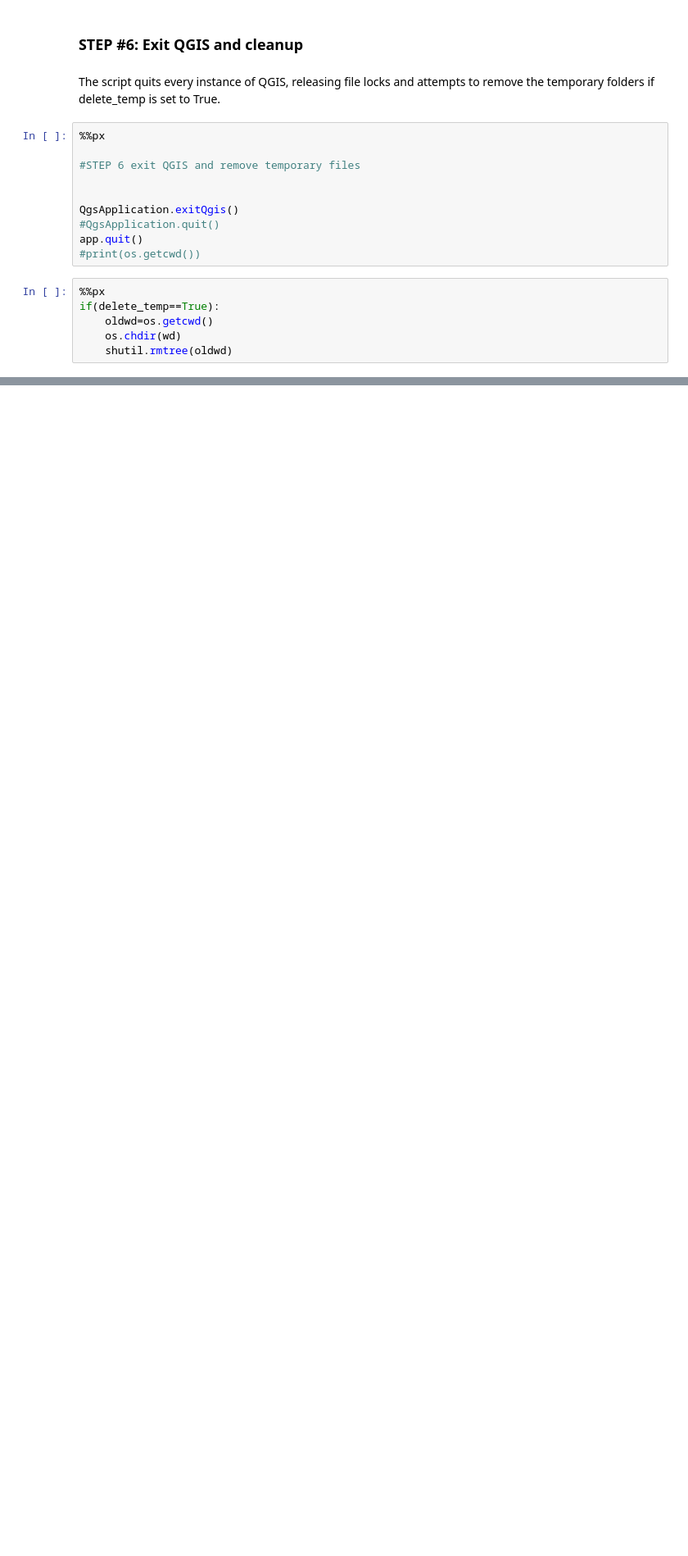
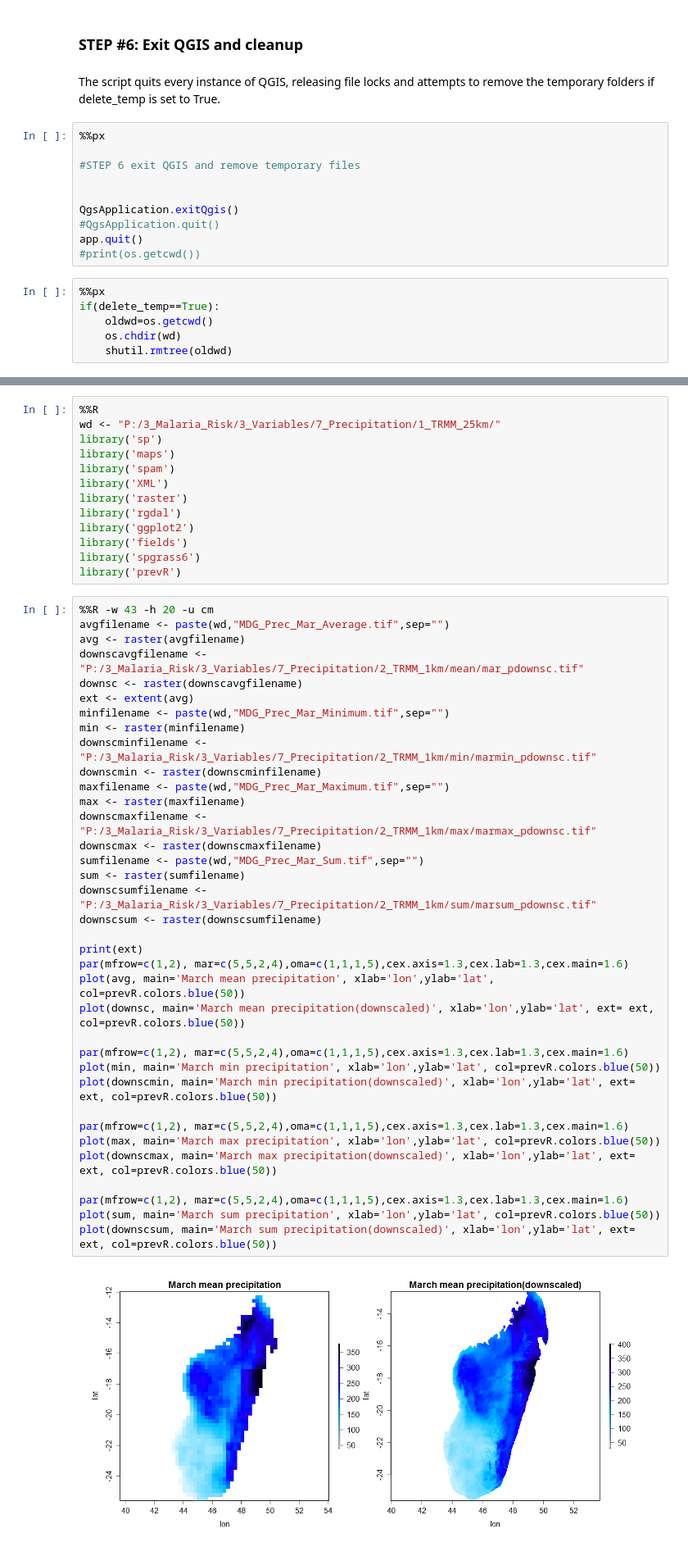
Before and after one commit to jwagemann/MalariaRisk, a Jupyter notebook: 7_Precipitation_Parallel.ipynb, the cells around one changed output, grey strips where cells are left out. Shown at 82% size. Saved outputs shown, nothing was run; the diff lists cells and outputs as text; blank space fills up the shorter version.

Commit message:
added plots

```diff
--- a/7_Precipitation_Parallel.ipynb
+++ b/7_Precipitation_Parallel.ipynb
@@ -233,0 +236,51 @@ if(delete_temp==True):
+# %%
+%%R
+wd <- "P:/3_Malaria_Risk/3_Variables/7_Precipitation/1_TRMM_25km/"
+library('sp')
+library('maps')
+library('spam')
+library('XML')
+library('raster')
+library('rgdal')
+library('ggplot2')
+library('fields')
+library('spgrass6')
+library('prevR')
+# %%
+%%R -w 43 -h 20 -u cm
+avgfilename <- paste(wd,"MDG_Prec_Mar_Average.tif",sep="")
+avg <- raster(avgfilename)
+downscavgfilename <- "P:/3_Malaria_Risk/3_Variables/7_Precipitation/2_TRMM_1km/mean/mar_pdownsc.tif"
+downsc <- raster(downscavgfilename)
+ext <- extent(avg)
+minfilename <- paste(wd,"MDG_Prec_Mar_Minimum.tif",sep="")
+min <- raster(minfilename)
+downscminfilename <- "P:/3_Malaria_Risk/3_Variables/7_Precipitation/2_TRMM_1km/min/marmin_pdownsc.tif"
+downscmin <- raster(downscminfilename)
+maxfilename <- paste(wd,"MDG_Prec_Mar_Maximum.tif",sep="")
+max <- raster(maxfilename)
+downscmaxfilename <- "P:/3_Malaria_Risk/3_Variables/7_Precipitation/2_TRMM_1km/max/marmax_pdownsc.tif"
+downscmax <- raster(downscmaxfilename)
+sumfilename <- paste(wd,"MDG_Prec_Mar_Sum.tif",sep="")
+sum <- raster(sumfilename)
+downscsumfilename <- "P:/3_Malaria_Risk/3_Variables/7_Precipitation/2_TRMM_1km/sum/marsum_pdownsc.tif"
+downscsum <- raster(downscsumfilename)
+
+print(ext)
+par(mfrow=c(1,2), mar=c(5,5,2,4),oma=c(1,1,1,5),cex.axis=1.3,cex.lab=1.3,cex.main=1.6)
+plot(avg, main='March mean precipitation', xlab='lon',ylab='lat', col=prevR.colors.blue(50))
+plot(downsc, main='March mean precipitation(downscaled)', xlab='lon',ylab='lat', ext= ext, col=prevR.colors.blue(50))
+
+par(mfrow=c(1,2), mar=c(5,5,2,4),oma=c(1,1,1,5),cex.axis=1.3,cex.lab=1.3,cex.main=1.6)
+plot(min, main='March min precipitation', xlab='lon',ylab='lat', col=prevR.colors.blue(50))
+plot(downscmin, main='March min precipitation(downscaled)', xlab='lon',ylab='lat', ext= ext, col=prevR.colors.blue(50))
+
+par(mfrow=c(1,2), mar=c(5,5,2,4),oma=c(1,1,1,5),cex.axis=1.3,cex.lab=1.3,cex.main=1.6)
+plot(max, main='March max precipitation', xlab='lon',ylab='lat', col=prevR.colors.blue(50))
+plot(downscmax, main='March max precipitation(downscaled)', xlab='lon',ylab='lat', ext= ext, col=prevR.colors.blue(50))
+
+par(mfrow=c(1,2), mar=c(5,5,2,4),oma=c(1,1,1,5),cex.axis=1.3,cex.lab=1.3,cex.main=1.6)
+plot(sum, main='March sum precipitation', xlab='lon',ylab='lat', col=prevR.colors.blue(50))
+plot(downscsum, main='March sum precipitation(downscaled)', xlab='lon',ylab='lat', ext= ext, col=prevR.colors.blue(50))
+# %% [output]
+[figure, added]
```
Also changed, not shown: parts of 2 cells of this notebook.
